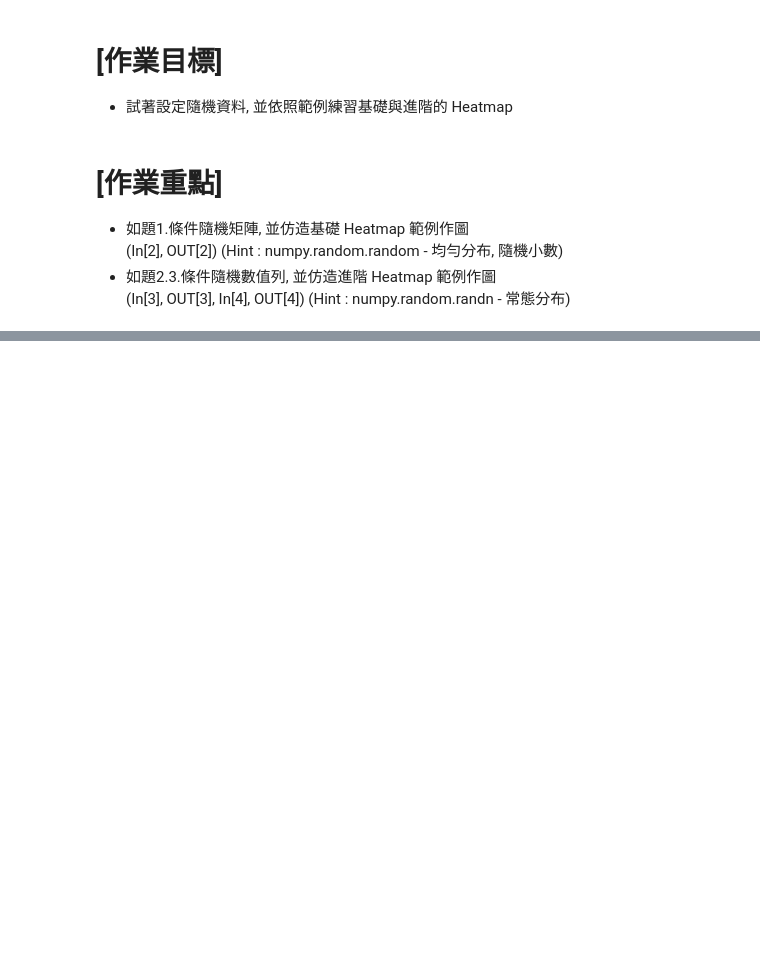
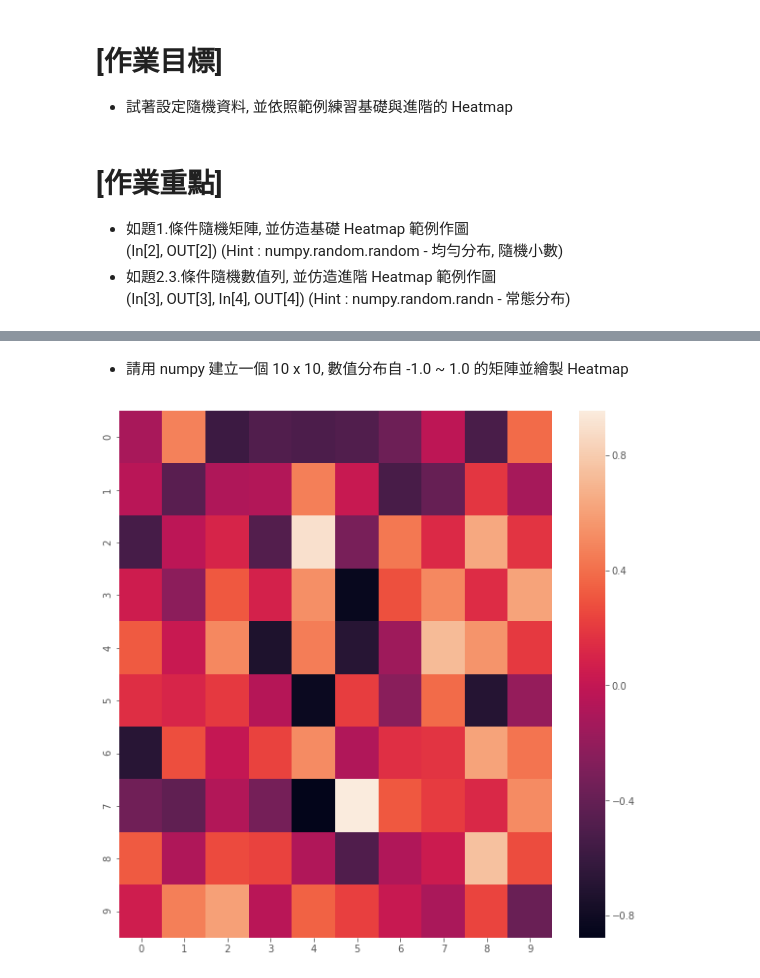
Before and after one commit to maggieChangFun/2nd-ML100Days, a Jupyter notebook: homework/Day_015_HW.ipynb, the cells around one changed output, grey strips where cells are left out. Cells and saved outputs as stored; diff of their text form; code cells hidden in the pictures; blank space fills up the shorter version.

```diff
--- a/homework/Day_015_HW.ipynb
+++ b/homework/Day_015_HW.ipynb
@@ -38,0 +51,10 @@ plt.show()
+# %% [markdown]
+- 請用 numpy 建立一個 10 x 10, 數值分布自 -1.0 ~ 1.0 的矩陣並繪製 Heatmap
+# %%
+matrix = np.random.random((10,10))+(np.random.random((10,10))-1)
+plt.figure(figsize=(10,10))
+
+sns.heatmap(matrix)
+plt.show()
+# %% [output]
+[figure, added]
```
Also changed, not shown: parts of 6 cells of this notebook.
